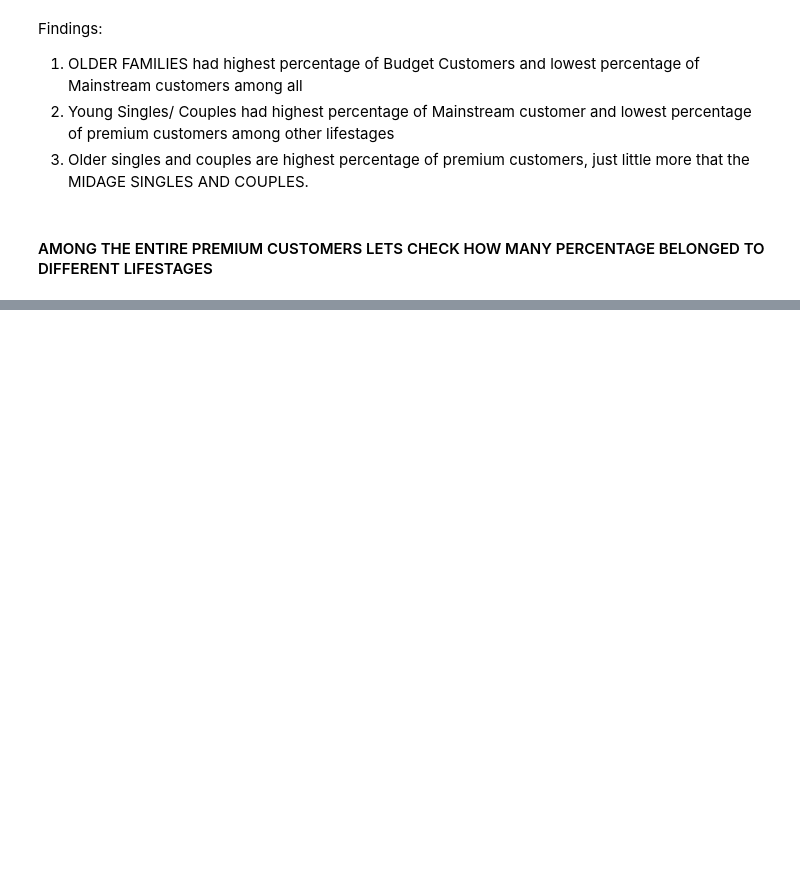
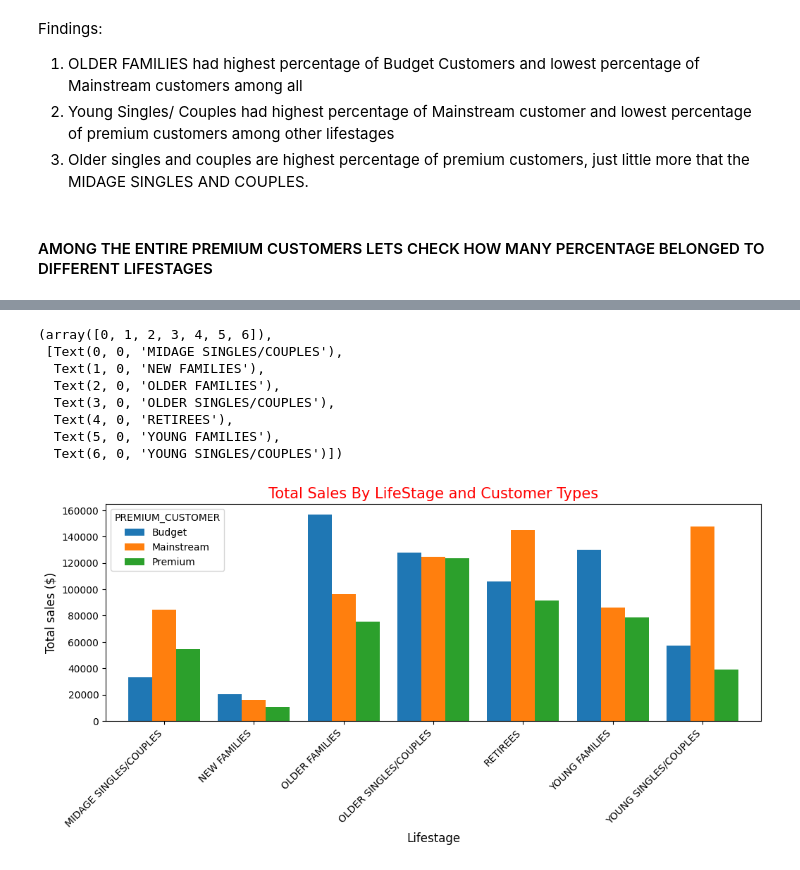
Before and after one commit to Mridul-dhungana/Quantium-Data-Analytics, a Jupyter notebook: Data Analytics.ipynb, the cells around one changed output, grey strips where cells are left out. Saved outputs shown, nothing was run; the diff lists cells and outputs as text; code cells hidden in the pictures; blank space fills up the shorter version.

```diff
--- a/Data Analytics.ipynb
+++ b/Data Analytics.ipynb
@@ -1158,0 +1209,5 @@ were the new families which is the lowest. <br>
+# %%
+tot_sales=merged_df.groupby(['LIFESTAGE','PREMIUM_CUSTOMER'])['TOT_SALES'].sum().reset_index()
+# %%
+pivot_2=tot_sales.pivot(index='LIFESTAGE',columns='PREMIUM_CUSTOMER',values='TOT_SALES')
+pivot_2
@@ -1158,0 +1224,16 @@ were the new families which is the lowest. <br>
+# %%
+pivot_2.plot(kind='bar',figsize=(12,4),width=0.8)
+plt.title("Total Sales By LifeStage and Customer Types", fontsize=15, color='Red')
+plt.xlabel('Lifestage', fontsize=12)
+plt.ylabel('Total sales ($)', fontsize=12)
+plt.xticks(rotation=45, ha='right')
+# %% [output]
+(array([0, 1, 2, 3, 4, 5, 6]),
+ [Text(0, 0, 'MIDAGE SINGLES/COUPLES'),
+  Text(1, 0, 'NEW FAMILIES'),
+  Text(2, 0, 'OLDER FAMILIES'),
+  Text(3, 0, 'OLDER SINGLES/COUPLES'),
+  Text(4, 0, 'RETIREES'),
+  Text(5, 0, 'YOUNG FAMILIES'),
+  Text(6, 0, 'YOUNG SINGLES/COUPLES')])
+[figure, added]
```
Also changed, not shown: parts of 30 cells of this notebook.
